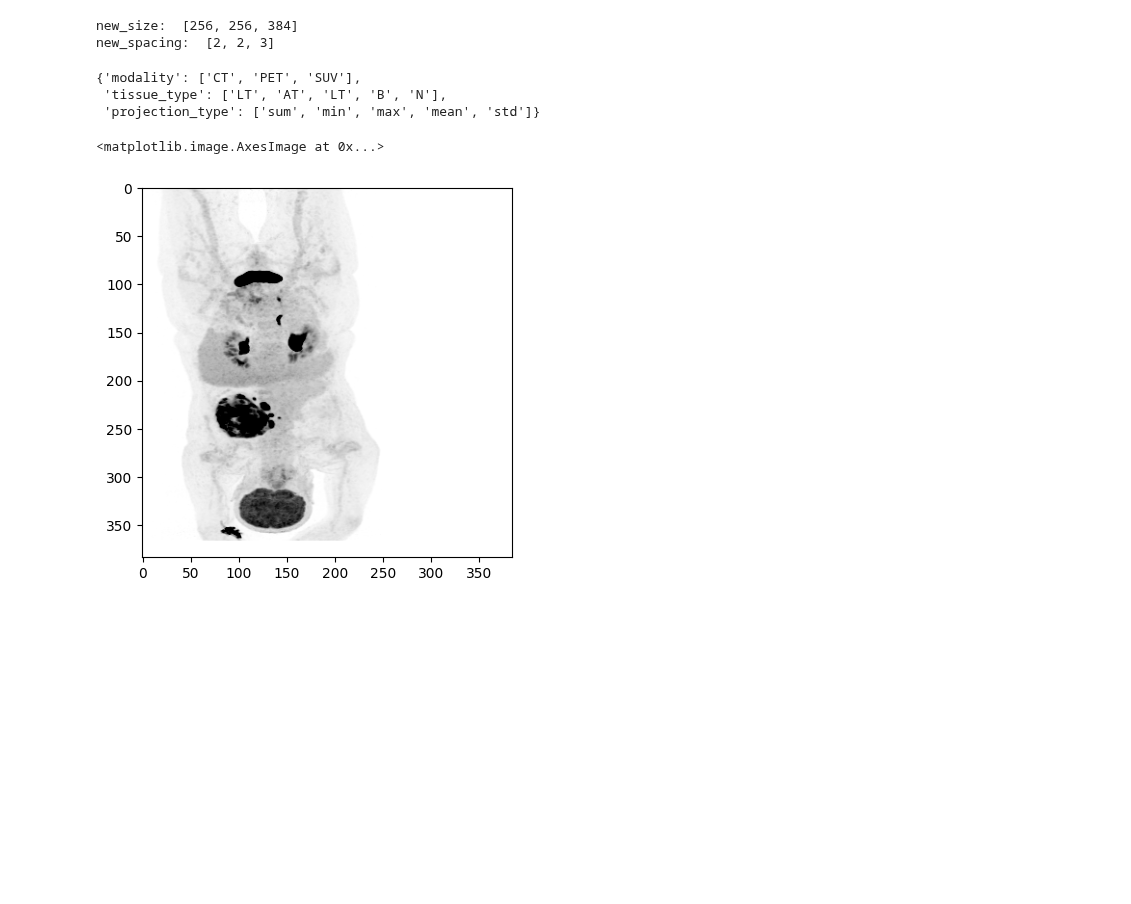
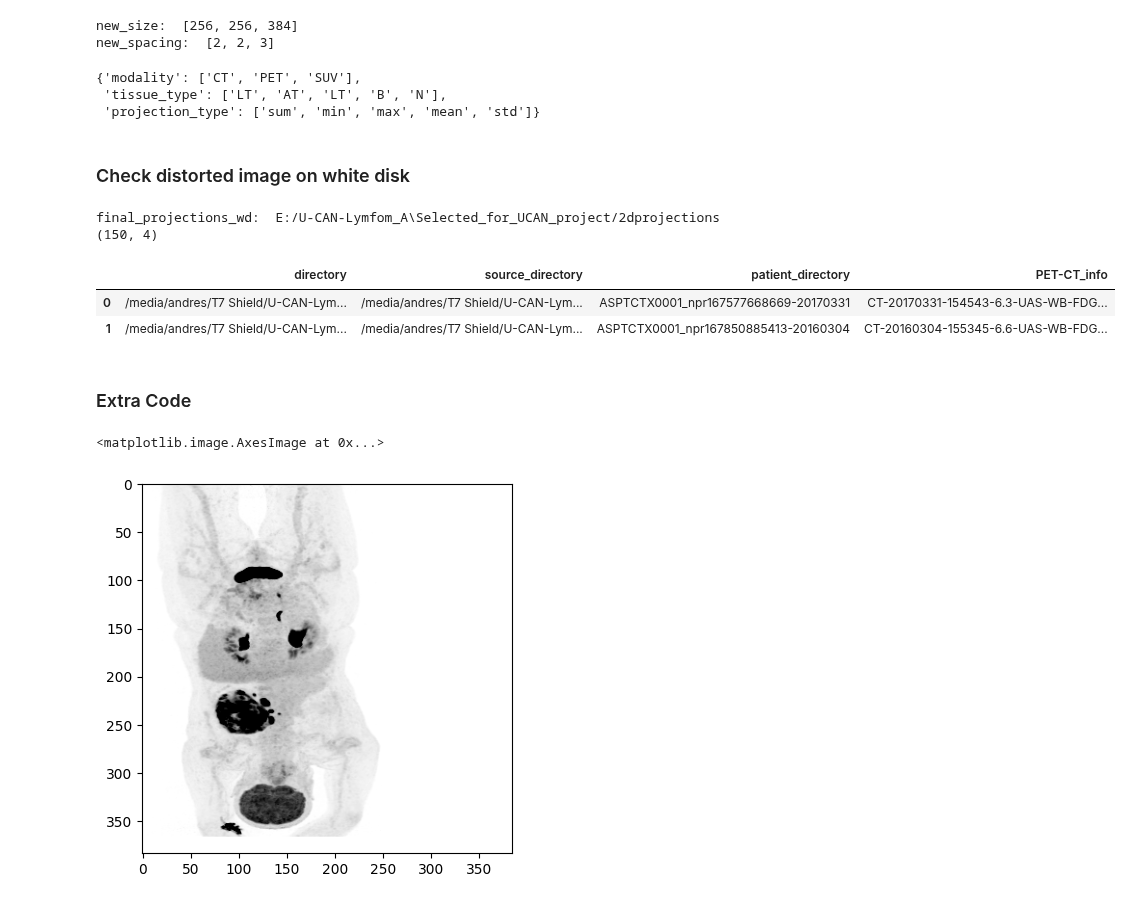
Before and after one commit to NickosKal/UCAN-PET-CT-image-data-handling-pipeline, a Jupyter notebook: Task1_2/test_distorted_images.ipynb, the cells around one changed output. Saved outputs shown, nothing was run; the diff lists cells and outputs as text; code cells hidden in the pictures; blank space fills up the shorter version.

Commit message:
create master data for both disk and summary, and check distorte image for both disk

```diff
--- a/Task1_2/test_distorted_images.ipynb
+++ b/Task1_2/test_distorted_images.ipynb
@@ -191,3 +187,27 @@ for index, row in distorted_df.iterrows():
     #im = Image.fromarray(MIP)
     #im.save(save_path)
     #save_MIP(save_path, MIP, factor=1.)
+# %% [markdown]
+### Check distorted image on white disk
+# %%
+distorted_dataframe_wd = os.path.join(source_path_wd, distorted_images_filename)
+final_projections_wd = os.path.join(source_path_wd, projection_path)
+print("final_projections_wd: ", final_projections_wd)
+
+distorted_df_wd = pd.read_excel(distorted_dataframe_wd)
+try:
+    drop_col_list = [col for col in distorted_df_wd.columns if 'unnamed' in col.lower()]
+    distorted_df_wd.drop(columns=drop_col_list, inplace=True)
+except:
+    pass
+
+distorted_df_wd[['source_directory', 'patient_directory', 'PET-CT_info']] = distorted_df_wd['directory'].str.rsplit(pat='/', n=2, expand=True)
+
+print(distorted_df_wd.shape)
+distorted_df_wd.head(2)
+# %% [output]
+final_projections_wd:  E:/U-CAN-Lymfom_A\Selected_for_UCAN_project/2dprojections
+(150, 4)
+|  | directory | source_directory | patient_directory | PET-CT_info |
+| 0 | /media/andres/T7 Shield/U-CAN-Lym... | /media/andres/T7 Shield/U-CAN-Lym... | ASPTCTX0001_npr167577668669-20170331 | CT-20170331-154543-6.3-UAS-WB-FDG... |
+| 1 | /media/andres/T7 Shield/U-CAN-Lym... | /media/andres/T7 Shield/U-CAN-Lym... | ASPTCTX0001_npr167850885413-20160304 | CT-20160304-155345-6.6-UAS-WB-FDG... |
@@ -194,3 +241,5 @@ for index, row in distorted_df.iterrows():
+# %% [markdown]
+### Extra Code
 # %%
 img = sitk.ReadImage(r"e:\U-CAN-Lymfom_A\Selected_for_UCAN_project\2dprojections\ASPTCTX0001_npr134758508773-20191212_SUV_resample_3Dimg.nii.gz")
 img_arr = sitk.GetArrayFromImage(img)
```
Also changed, not shown: parts of 6 cells of this notebook.
